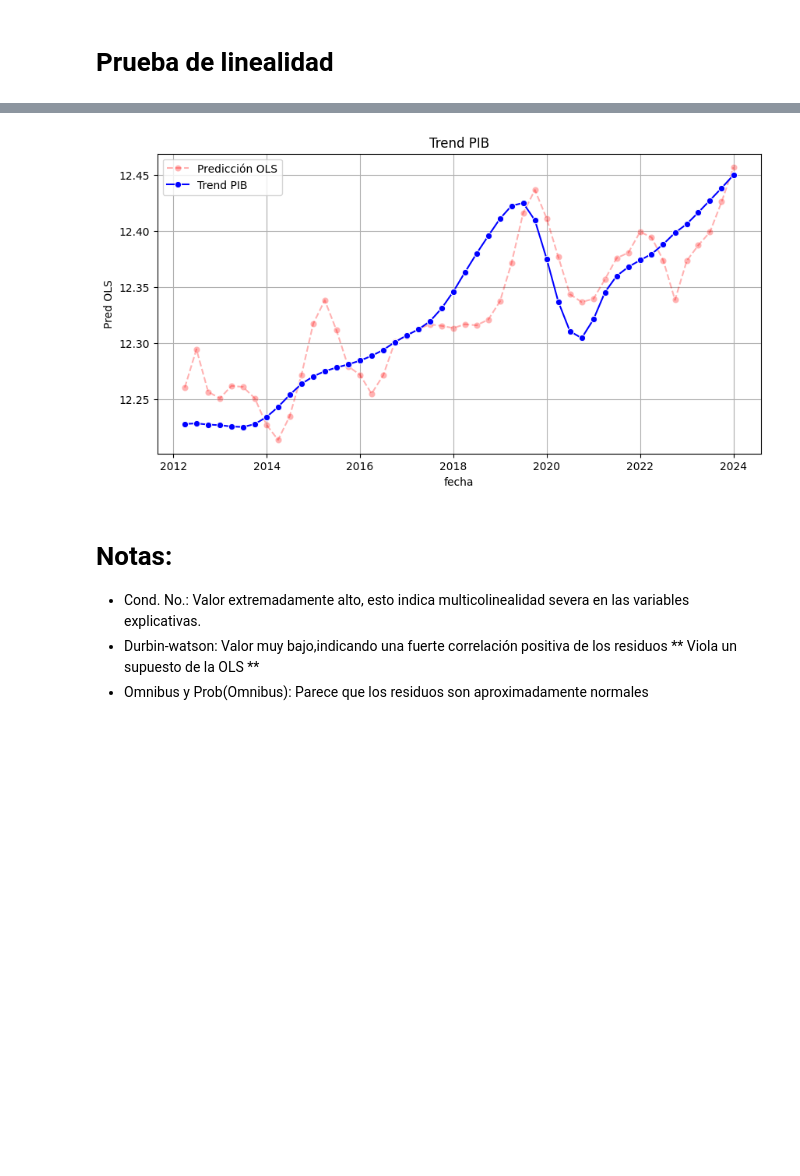
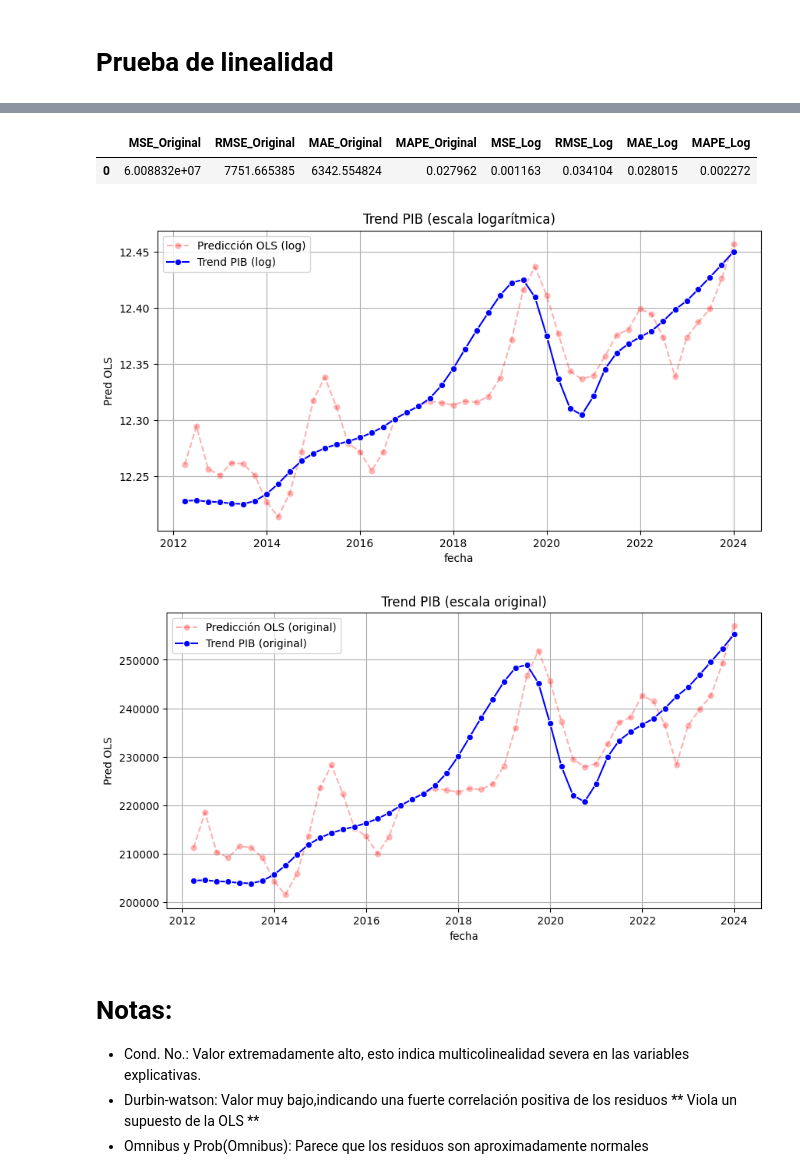
Before and after one commit to jmlopezfabian/Analisis-Imagenes-Satelitales-VNP46A1-, a Jupyter notebook: notebooks/Pruebas_Lin_OLS_Lags.ipynb, the cells around one changed output, grey strips where cells are left out. Drawn from its saved outputs; the diff is of its cells as text; code cells hidden in the pictures; blank space fills up the shorter version.

```diff
--- a/notebooks/Pruebas_Linealidad_Monterrey.ipynb
+++ b/notebooks/Pruebas_Lin_OLS_Lags.ipynb
@@ -7,6 +7,7 @@ import statsmodels.api as sm
 from statsmodels.stats.diagnostic import linear_reset
 import scipy.stats as stats
 from statsmodels.graphics.tsaplots import plot_acf
+from sklearn.metrics import mean_absolute_percentage_error
 
 import sys
 sys.path.append("..")
@@ -17,7 +18,7 @@ from utils.config import PATH_RAD_MUNICIPIOS, PATH_PIB_MONTERREY
 _,_,mont_rad_pib = preprocessing_completo("monterrey", path_radianza = PATH_RAD_MUNICIPIOS, path_pib = PATH_PIB_MONTERREY)
 
 mont_rad_pib["log_pib_mun_trend"] = np.log(mont_rad_pib["pib_mun_trend"])
-medidas = mont_rad_pib.drop(["quarter", "fecha", "municipio", "pib_mun_desestacionalizado", "pib_mun_trend", "log_pib_mun_trend"],axis = 1).columns
+medidas = mont_rad_pib.drop(["quarter", "fecha", "municipio", "pib_mun_desestacionalizado", "pib_mun_trend", "log_pib_mun_trend"],axis = 1).columns.tolist()
 for col in medidas:
     mont_rad_pib[col] = np.log(mont_rad_pib[col])
 # %%
@@ -150,23 +151,23 @@ import statsmodels.api as sm
 import matplotlib.pyplot as plt
 import seaborn as sns
 
+from sklearn.metrics import mean_squared_error, mean_absolute_error, mean_absolute_percentage_error
+import numpy as np
+import pandas as pd
+
 # Variables independientes (excluyendo columnas no numéricas o que no quieres incluir)
-X = mont_rad_pib.drop(columns=["quarter", "fecha", "pib_mun_desestacionalizado", "municipio", "pib_mun_trend", "log_pib_mun_trend"])
-if "Pred OLS" in mont_rad_pib.columns:
-    X = mont_rad_pib.drop(columns=["quarter", "fecha", "pib_mun_desestacionalizado", "municipio", "pib_mun_trend", "log_pib_mun_trend", "Pred OLS"])
-
-else:
-    X = mont_rad_pib.drop(columns=["quarter", "fecha", "pib_mun_desestacionalizado", "municipio", "pib_mun_trend", "log_pib_mun_trend"])
-
-#X = mont_rad_pib[['total_pixeles_median', 'Suma_de_radianza_trend_sum']]
+#X = mont_rad_pib.drop(columns=["quarter", "fecha", "pib_mun_desestacionalizado", "municipio", "pib_mun_trend", "log_pib_mun_trend"])
+#if "Pred OLS" in mont_rad_pib.columns:
+#    X = mont_rad_pib.drop(columns=["quarter", "fecha", "pib_mun_desestacionalizado", "municipio", "pib_mun_trend", "log_pib_mun_trend", "Pred OLS"])
+#else:
+#    X = mont_rad_pib.drop(columns=["quarter", "fecha", "pib_mun_desestacionalizado", "municipio", "pib_mun_trend", "log_pib_mun_trend"])
+X = mont_rad_pib[medidas]
 y = mont_rad_pib["log_pib_mun_trend"]
 
 # Escalar las variables X
 scaler = StandardScaler()
 X_scaled = scaler.fit_transform(X)
 
-# Convertir de nuevo a DataFrame (opcional, para mantener nombres de columnas)
-import pandas as pd
 X_scaled = pd.DataFrame(X_scaled, columns=X.columns, index=X.index)
 
 # Añadir constante al modelo
@@ -178,17 +179,59 @@ resultado = modelo.fit()
 
 print(resultado.summary())
 
-# Guardar predicciones
+# Guardar predicciones (log escala)
 mont_rad_pib["Pred OLS"] = resultado.predict(X_scaled)
+y_true_log = mont_rad_pib["log_pib_mun_trend"]
+y_pred_log = mont_rad_pib["Pred OLS"]
 
-# Graficar
+# Calcular métricas en escala logarítmica
+mse_log = mean_squared_error(y_true_log, y_pred_log)
+rmse_log = np.sqrt(mse_log)
+mae_log = mean_absolute_error(y_true_log, y_pred_log)
+mape_log = mean_absolute_percentage_error(y_true_log, y_pred_log)
+
+# Degolear (exponenciar) las predicciones y el valor real para obtenerlos en escala original
+y_true_orig = np.exp(y_true_log)
+y_pred_orig = np.exp(y_pred_log)
+
+mse_orig = mean_squared_error(y_true_orig, y_pred_orig)
+rmse_orig = np.sqrt(mse_orig)
+mae_orig = mean_absolute_error(y_true_orig, y_pred_orig)
+mape_orig = mean_absolute_percentage_error(y_true_orig, y_pred_orig)
+
+# Crear y mostrar tabla de métricas
+metrics_df = pd.DataFrame(
+    {
+        "MSE_Original": [mse_orig],
+        "RMSE_Original": [rmse_orig],
+        "MAE_Original": [mae_orig],
+        "MAPE_Original": [mape_orig],
+        "MSE_Log": [mse_log],
+        "RMSE_Log": [rmse_log],
+        "MAE_Log": [mae_log],
+        "MAPE_Log": [mape_log],
+    }
+)
+print("Métricas de desempeño del modelo OLS:")
+display(metrics_df)
+
+# Graficar en escala logarítmica
 plt.figure(figsize=(10, 5))
-sns.lineplot(x="fecha", y="Pred OLS", data=mont_rad_pib, color="red", label="Predicción OLS", marker="o", linestyle="--", alpha=0.3)
-sns.lineplot(x="fecha", y="log_pib_mun_trend", data=mont_rad_pib, color="blue", label="Trend PIB", marker="o")
+sns.lineplot(x="fecha", y="Pred OLS", data=mont_rad_pib, color="red", label="Predicción OLS (log)", marker="o", linestyle="--", alpha=0.3)
+sns.lineplot(x="fecha", y="log_pib_mun_trend", data=mont_rad_pib, color="blue", label="Trend PIB (log)", marker="o")
 plt.legend()
-plt.title("Trend PIB")
+plt.title("Trend PIB (escala logarítmica)")
 plt.grid(True)
 plt.show()
+
+# Graficar en escala original
+plt.figure(figsize=(10, 5))
+sns.lineplot(x="fecha", y=y_pred_orig, data=mont_rad_pib, color="red", label="Predicción OLS (original)", marker="o", linestyle="--", alpha=0.3)
+sns.lineplot(x="fecha", y=y_true_orig, data=mont_rad_pib, color="blue", label="Trend PIB (original)", marker="o")
+plt.legend()
+plt.title("Trend PIB (escala original)")
+plt.grid(True)
+plt.show()
 # %% [output]
                             OLS Regression Results
 ==============================================================================
@@ -210,4 +253,7 @@ strong multicollinearity problems or that the design matrix is singular.
+|  | MSE_Original | RMSE_Original | MAE_Original | MAPE_Original | MSE_Log | RMSE_Log | MAE_Log | MAPE_Log |
+| 0 | 6.008832e+07 | 7751.665385 | 6342.554824 | 0.027962 | 0.001163 | 0.034104 | 0.028015 | 0.002272 |
-[figure, old version]
+[figure, new version]
+[figure, added]
 # %% [markdown]
 # Notas:
 
```
Also changed, not shown: parts of 7 cells of this notebook, 1 other file.
